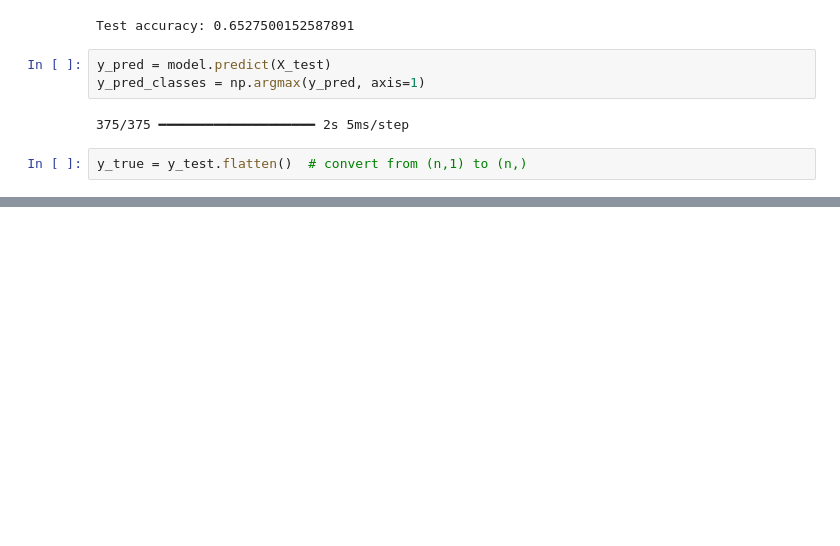
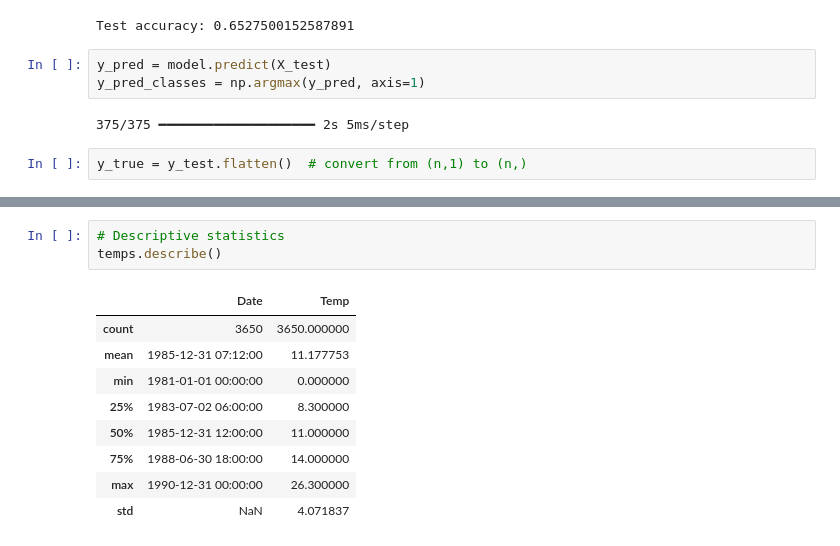
Before and after one commit to giannismantzaris-cmd/DAMA61, a Jupyter notebook: Mantzaris_WA5.ipynb, the cells around one changed output, grey strips where cells are left out. Drawn from its saved outputs; the diff is of its cells as text; blank space fills up the shorter version.

```diff
--- a/Mantzaris_WA5.ipynb
+++ b/Mantzaris_WA5.ipynb
@@ -282,0 +338,13 @@ plt.show()
+# %%
+# Descriptive statistics
+temps.describe()
+# %% [output]
+|  | Date | Temp |
+| count | 3650 | 3650.000000 |
+| mean | 1985-12-31 07:12:00 | 11.177753 |
+| min | 1981-01-01 00:00:00 | 0.000000 |
+| 25% | 1983-07-02 06:00:00 | 8.300000 |
+| 50% | 1985-12-31 12:00:00 | 11.000000 |
+| 75% | 1988-06-30 18:00:00 | 14.000000 |
+| max | 1990-12-31 00:00:00 | 26.300000 |
+| std | NaN | 4.071837 |
```
Also changed, not shown: parts of 16 cells of this notebook.
